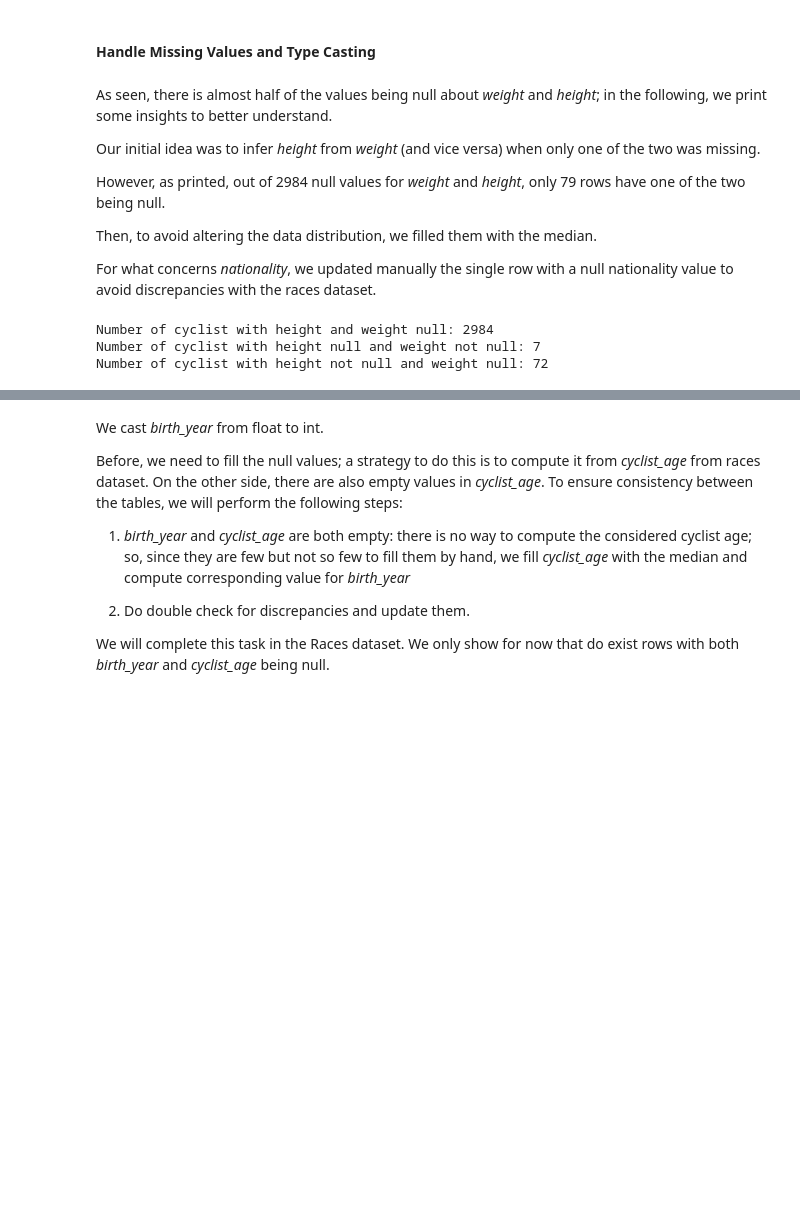
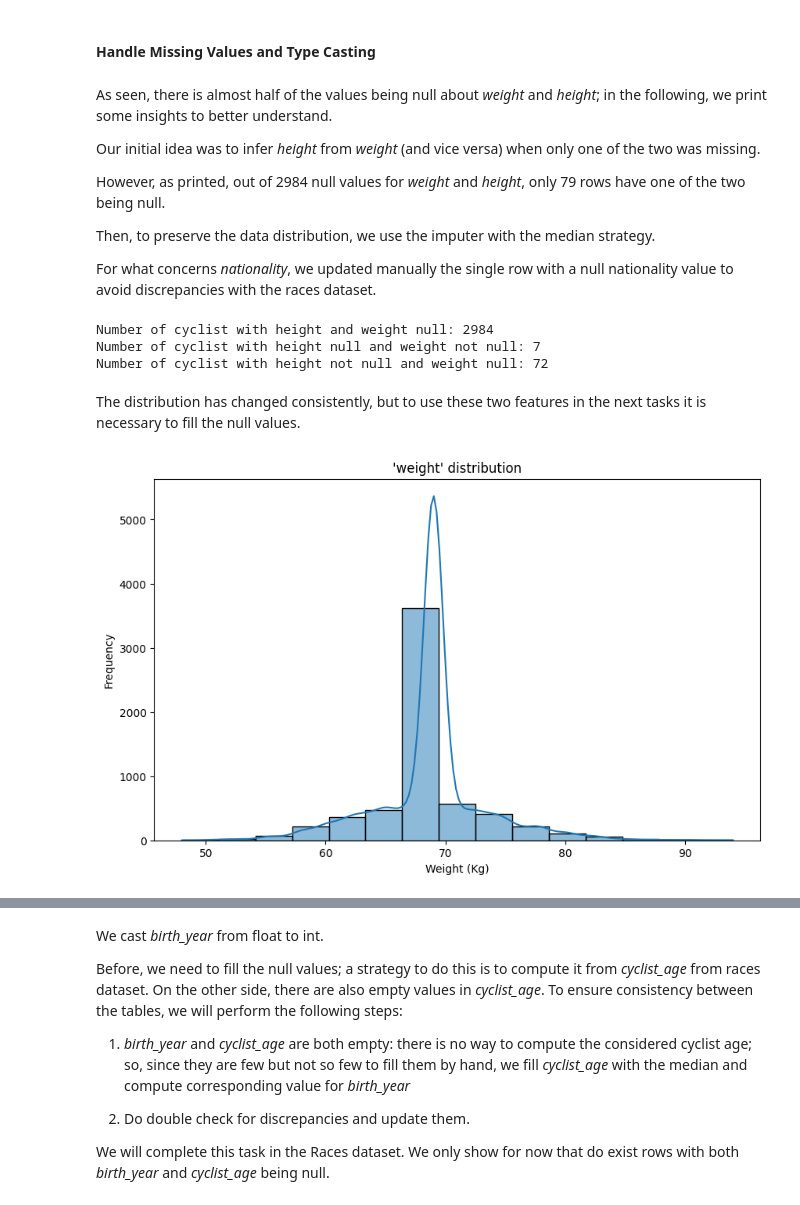
Before and after one commit to leomanne/Data-Mining, a Jupyter notebook: second_task.ipynb, the cells around one changed output, grey strips where cells are left out. Saved outputs shown, nothing was run; the diff lists cells and outputs as text; code cells hidden in the pictures; blank space fills up the shorter version.

```diff
--- a/second_task.ipynb
+++ b/second_task.ipynb
@@ -38,7 +39,7 @@ Our initial idea was to infer *height* from *weight* (and vice versa) when only
 
 However, as printed, out of 2984 null values for *weight* and *height*, only 79 rows have one of the two being null.
 
-Then, to avoid altering the data distribution, we filled them with the median.
+Then, to preserve the data distribution, we use the imputer with the median strategy.
 
 For what concerns *nationality*, we updated manually the single row with a null nationality value to avoid discrepancies with the races dataset.
 # %%
@@ -62 +64,12 @@ cyclists['height'] = cyclists['height'].fillna(cyclists['height'].median())
 cyclists.loc[cyclists['_url'] == 'scott-davies', 'nationality'] = 'Great Britain'
+# %% [markdown]
+The distribution has changed consistently, but to use these two features in the next tasks it is necessary to fill the null values.
+# %%
+plt.figure(figsize=(10, 6))
+sns.histplot(cyclists['weight'], bins=15, kde=True)
+plt.title('\'weight\' distribution')
+plt.xlabel('Weight (Kg)')
+plt.ylabel('Frequency')
+plt.show()
+# %% [output]
+[figure, added]
```
Also changed, not shown: parts of 16 cells of this notebook, 1 other file.
